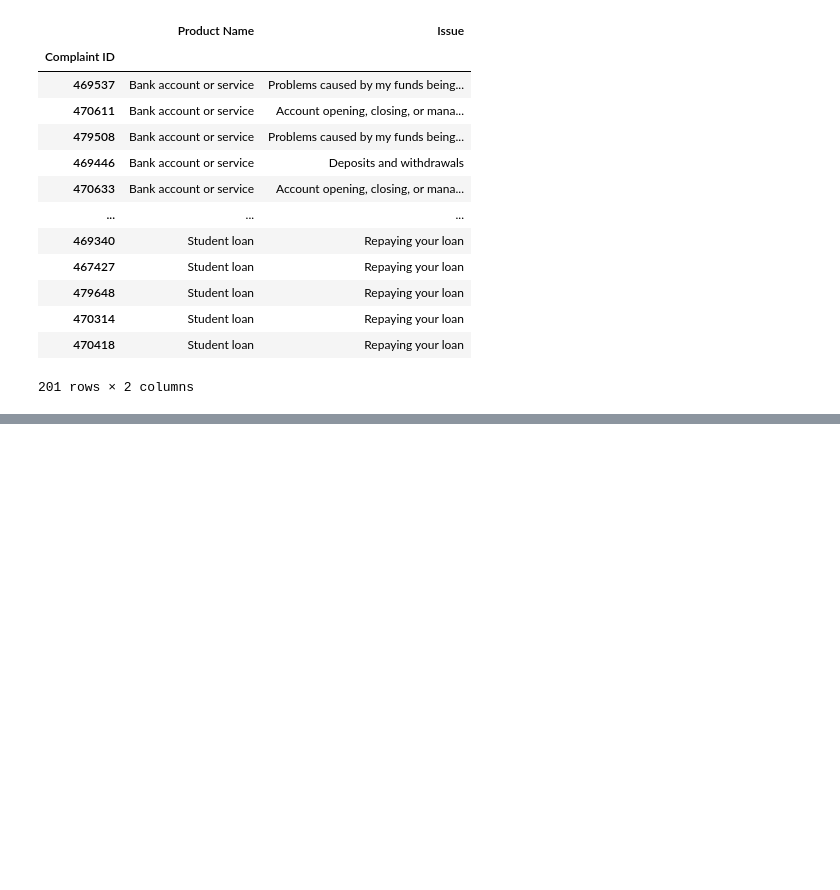
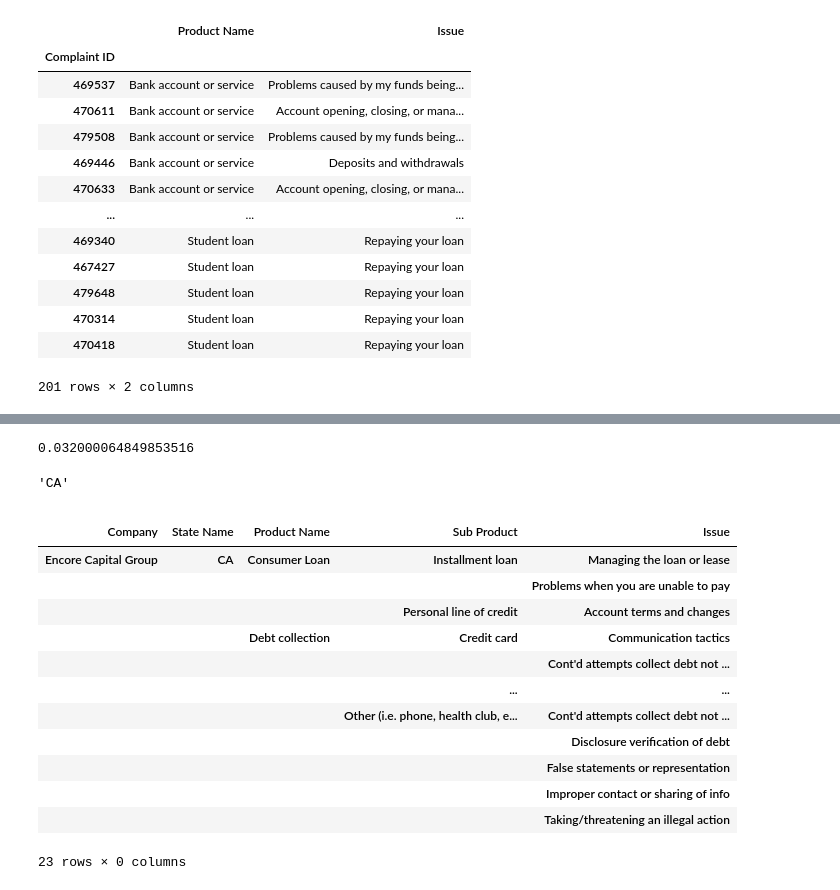
Before and after one commit to ecviridova/epam_training, a Jupyter notebook: complaints.ipynb, the cells around one changed output, grey strips where cells are left out. Cells and saved outputs as stored; diff of their text form; code cells hidden in the pictures; blank space fills up the shorter version.

```diff
--- a/complaints.ipynb
+++ b/complaints.ipynb
@@ -110,5 +132,3 @@ df[(df['Date Received'] >= date_start) & (df['Date Received'] <= date_end) & (df
 | Credit reporting | 2 |
 | Debt collection | 3 |
 | Mortgage | 16 |
-# %%
-df=df.reset_index()
@@ -148,0 +208,64 @@ df[df['Consumer Disputed']==True ].groupby(['Product Name','Issue']).sum().sort_
+# %%
+
+# performance test
+
+# del tr_ic_df, cd_ic_df, res
+
+import time
+m_start = time.time()
+
+tr_ic_df = df[(df['Date Received'] >= date_start) &\
+   (df['Date Received'] <= date_end) &\
+   (df['TR False NA'] == True)][['Product Name', 'Issue', 'TR False NA']]\
+.groupby(['Product Name', 'Issue'])\
+.count()
+
+cd_ic_df = df[(df['Date Received'] >= date_start) &\
+   (df['Date Received'] <= date_end) &\
+   (df['CD False NA'] == True)][['Product Name', 'Issue', 'CD False NA']]\
+.groupby(['Product Name', 'Issue'])\
+.count()
+
+res = tr_ic_df.merge(cd_ic_df, left_index=True, right_index=True, how='outer').fillna(0)
+res['CD False NA'] = res['CD False NA'].astype(int, errors='raise')
+
+res.sort_values(by = ['Product Name', 'Issue', 'TR False NA', 'CD False NA'], ascending = [True, True, False, False])
+
+m_end = time.time()
+
+m_end - m_start
+# %% [output]
+0.032000064849853516
+# %%
+# the second query
+# which state has the biggest amount of issues for Encore Capital Group
+
+bad_state = df[df['Company'] == 'Encore Capital Group'][['State Name', 'Issue']]\
+.groupby(['State Name'])\
+.count()\
+.sort_values(by = 'Issue', ascending = False)\
+.iloc[0].name
+# %%
+bad_state
+# %% [output]
+'CA'
+# %%
+df[(df['Company'] == 'Encore Capital Group') &\
+   (df['State Name'] == bad_state)][['Company', 'State Name', 'Product Name', 'Sub Product', 'Issue']]\
+.groupby(['Company', 'State Name', 'Product Name', 'Sub Product', 'Issue'])\
+.count()
+# %% [output]
+|  |  |  |  |  |
+| Company | State Name | Product Name | Sub Product | Issue |
+| Encore Capital Group | CA | Consumer Loan | Installment loan | Managing the loan or lease |
+|  |  |  |  | Problems when you are unable to pay |
+|  |  |  | Personal line of credit | Account terms and changes |
+|  |  | Debt collection | Credit card | Communication tactics |
+|  |  |  |  | Cont'd attempts collect debt not ... |
+|  |  |  | ... | ... |
+|  |  |  | Other (i.e. phone, health club, e... | Cont'd attempts collect debt not ... |
+|  |  |  |  | Disclosure verification of debt |
+|  |  |  |  | False statements or representation |
+|  |  |  |  | Improper contact or sharing of info |
+|  |  |  |  | Taking/threatening an illegal action |
+23 rows × 0 columns
```
Also changed, not shown: parts of 23 cells of this notebook.
